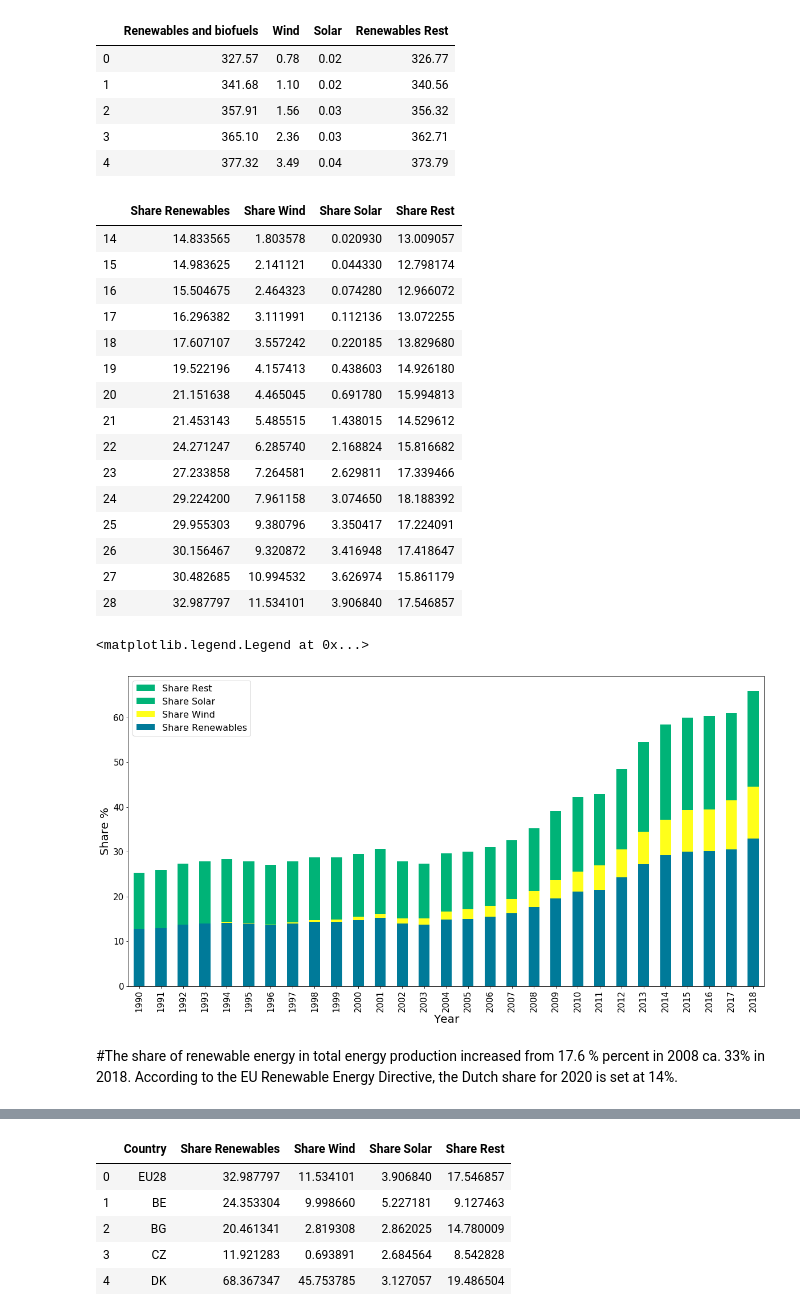
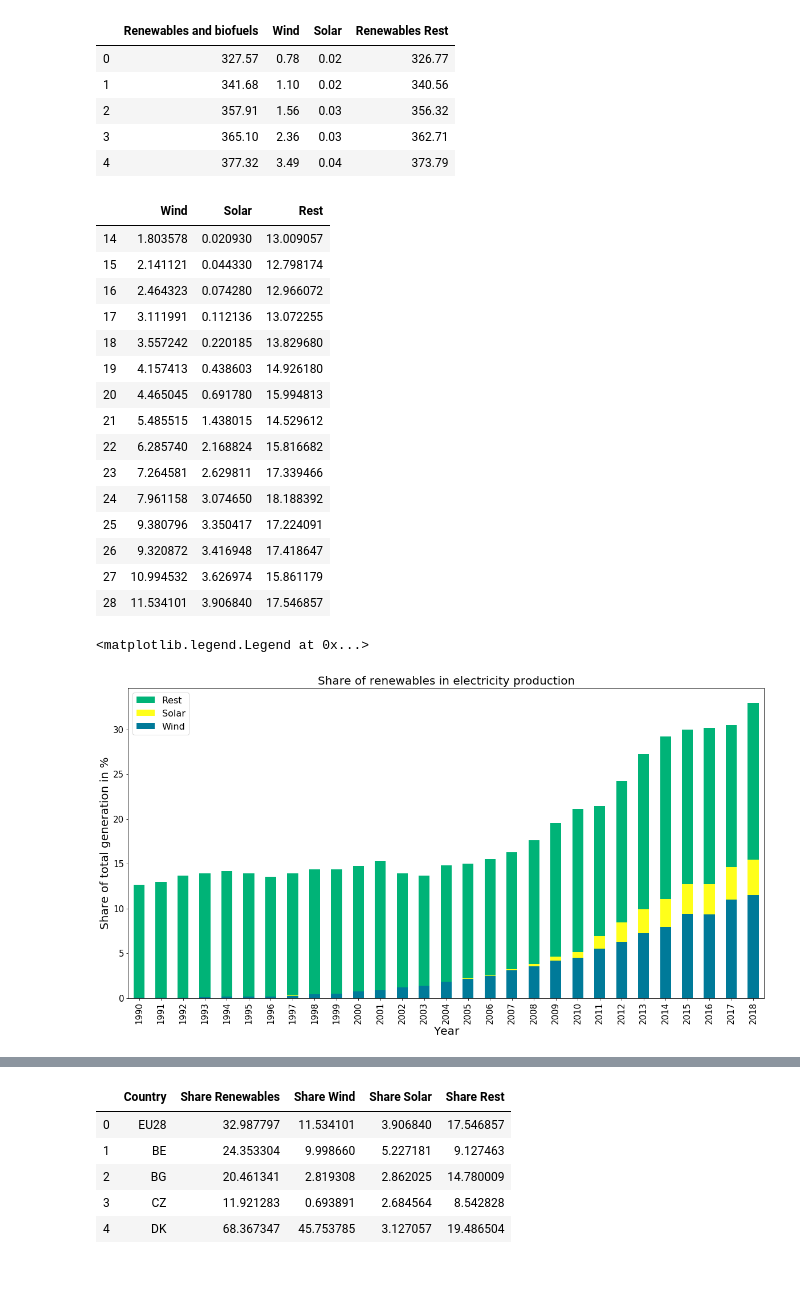
Before and after one commit to nlygar/renewable-energy-eu-statistics, a Jupyter notebook: renewable-energy-eu-statistics.ipynb, the cells around one changed output, grey strips where cells are left out. Cells and saved outputs as stored; diff of their text form; code cells hidden in the pictures; blank space fills up the shorter version.

```diff
--- a/renewable-energy-eu-statistics.ipynb
+++ b/renewable-energy-eu-statistics.ipynb
@@ -294,0 +386,5 @@ dtype: object
+# %%
+electricity_production.rename(columns={electricity_production.columns[0]:'Electricity Generation',
+                                       electricity_production.columns[1]:'Fossil fuels and Oil',
+                                       electricity_production.columns[11]:'Solid Fuels and renewable wastes'},
+                              inplace=True)
@@ -295,11 +401,6 @@ dtype: object
 # %%
-electricity_production.rename(columns={electricity_production.columns[0]:'Electricity Generation',
-                                       electricity_production.columns[1]:'Fossil fuels and Oil',
-                                       electricity_production.columns[11]:'Solid Fuels and renewable wastes'},inplace=True)
-
-
-electricity_production=electricity_production.drop(['Fossil fuels and Oil','of which hard coal','of which brown coal',
-                            'Oil and petroleum products','Natural gas and manufactured gas',
-                            'of which natural gas','Nuclear','Wastes non-RES','Other'],axis=1)
-
-electricity_production.head()
+electricity_production=electricity_production.drop(['Fossil fuels and Oil',
+                                                    'of which hard coal','of which brown coal',
+                                                    'Oil and petroleum products','Natural gas and manufactured gas',
+                                                    'of which natural gas','Nuclear',
+                                                    'Wastes non-RES','Other'],axis=1)
@@ -325,54 +428,56 @@ renwables_production.head(5)
 | 3 | 365.10 | 2.36 | 0.03 | 362.71 |
 | 4 | 377.32 | 3.49 | 0.04 | 373.79 |
 # %%
-# Create new colums with the ....
-electricity_production['Share Renewables']=(electricity_production['Renewables and biofuels']/electricity_production['Electricity Generation'])*100
-electricity_production['Share Wind']=(electricity_production['Wind']/electricity_production['Electricity Generation'])*100
-electricity_production['Share Solar']=(electricity_production['Solar']/electricity_production['Electricity Generation'])*100
-electricity_production['Share Rest']=(electricity_production['Renewables Rest']/electricity_production['Electricity Generation'])*100
+# Create new colums for
+# Share of total energy from renewables
+electricity_production['Renewables']=(electricity_production['Renewables and biofuels']/electricity_production['Electricity Generation'])*100
+# Share of wind production
+electricity_production['Wind']=(electricity_production['Wind']/electricity_production['Electricity Generation'])*100
+# Share of Solar
+electricity_production['Solar']=(electricity_production['Solar']/electricity_production['Electricity Generation'])*100
+# Share of rest
+electricity_production['Rest']=(electricity_production['Renewables Rest']/electricity_production['Electricity Generation'])*100
 # %%
-share_renewables=electricity_production.filter(['Share Renewables','Share Wind','Share Solar','Share Rest'])
-#share_renewables=electricity_production.filter(['Share Wind','Share Solar','Share Rest'])
+#share_renewables=electricity_production.filter(['Renewables','Wind','Solar','Rest'])
+share_renewables=electricity_production.filter(['Wind','Solar','Rest'])
 share_renewables.tail(15)
 # %% [output]
-|  | Share Renewables | Share Wind | Share Solar | Share Rest |
-| 14 | 14.833565 | 1.803578 | 0.020930 | 13.009057 |
-| 15 | 14.983625 | 2.141121 | 0.044330 | 12.798174 |
-| 16 | 15.504675 | 2.464323 | 0.074280 | 12.966072 |
-| 17 | 16.296382 | 3.111991 | 0.112136 | 13.072255 |
-| 18 | 17.607107 | 3.557242 | 0.220185 | 13.829680 |
-| 19 | 19.522196 | 4.157413 | 0.438603 | 14.926180 |
-| 20 | 21.151638 | 4.465045 | 0.691780 | 15.994813 |
-| 21 | 21.453143 | 5.485515 | 1.438015 | 14.529612 |
-| 22 | 24.271247 | 6.285740 | 2.168824 | 15.816682 |
-| 23 | 27.233858 | 7.264581 | 2.629811 | 17.339466 |
-| 24 | 29.224200 | 7.961158 | 3.074650 | 18.188392 |
-| 25 | 29.955303 | 9.380796 | 3.350417 | 17.224091 |
-| 26 | 30.156467 | 9.320872 | 3.416948 | 17.418647 |
-| 27 | 30.482685 | 10.994532 | 3.626974 | 15.861179 |
-| 28 | 32.987797 | 11.534101 | 3.906840 | 17.546857 |
+|  | Wind | Solar | Rest |
+| 14 | 1.803578 | 0.020930 | 13.009057 |
+| 15 | 2.141121 | 0.044330 | 12.798174 |
+| 16 | 2.464323 | 0.074280 | 12.966072 |
+| 17 | 3.111991 | 0.112136 | 13.072255 |
+| 18 | 3.557242 | 0.220185 | 13.829680 |
+| 19 | 4.157413 | 0.438603 | 14.926180 |
+| 20 | 4.465045 | 0.691780 | 15.994813 |
+| 21 | 5.485515 | 1.438015 | 14.529612 |
+| 22 | 6.285740 | 2.168824 | 15.816682 |
+| 23 | 7.264581 | 2.629811 | 17.339466 |
+| 24 | 7.961158 | 3.074650 | 18.188392 |
+| 25 | 9.380796 | 3.350417 | 17.224091 |
+| 26 | 9.320872 | 3.416948 | 17.418647 |
+| 27 | 10.994532 | 3.626974 | 15.861179 |
+| 28 | 11.534101 | 3.906840 | 17.546857 |
 # %%
 from matplotlib.colors import ListedColormap
 
 color=['#007a99','#ffff1a','#00b377']
 
 sns.set_palette(colors)
 share_renewables.index = df['Year']
 ax= share_renewables.plot(kind='bar', stacked=True,
                           colormap=ListedColormap(sns.color_palette(color)),
                           fontsize=15,
                           figsize=(20,10))
 
-ax.set_title('',fontsize= 20) # title of plot
+ax.set_title('Share of renewables in electricity production',fontsize= 20) # title of plot
 ax.set_xlabel('Year',fontsize = 20) #xlabel
-ax.set_ylabel('Share %', fontsize = 20)#ylabel
+ax.set_ylabel('Share of total generation in %', fontsize = 20)#ylabel
 
 
 # reverse the order
 handles, labels = ax.get_legend_handles_labels()
 ax.legend(handles[::-1], labels[::-1],loc='upper left',fontsize=16)
 # %% [output]
 <matplotlib.legend.Legend at 0x...>
-[figure, old version]
+[figure, new version]
-# %% [markdown]
-#The share of renewable energy in total energy production increased from 17.6 % percent in 2008 ca. 33%  in 2018. According to the EU Renewable Energy Directive, the Dutch share for 2020 is set at 14%.
```
Also changed, not shown: parts of 50 cells of this notebook, 1 other file.
